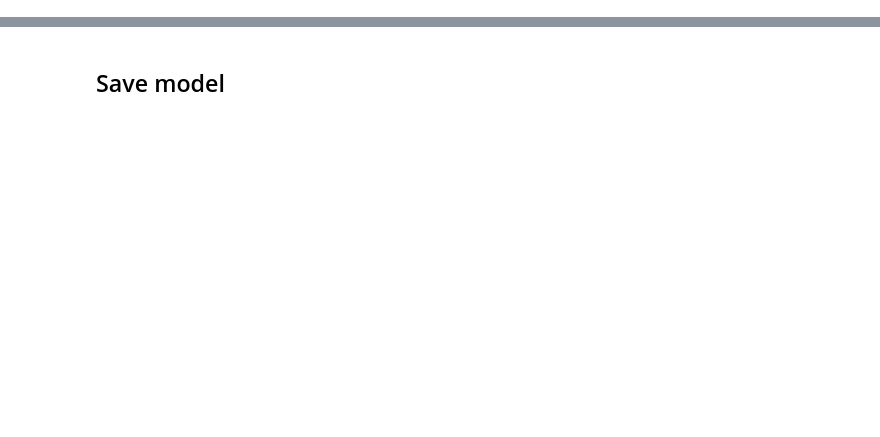
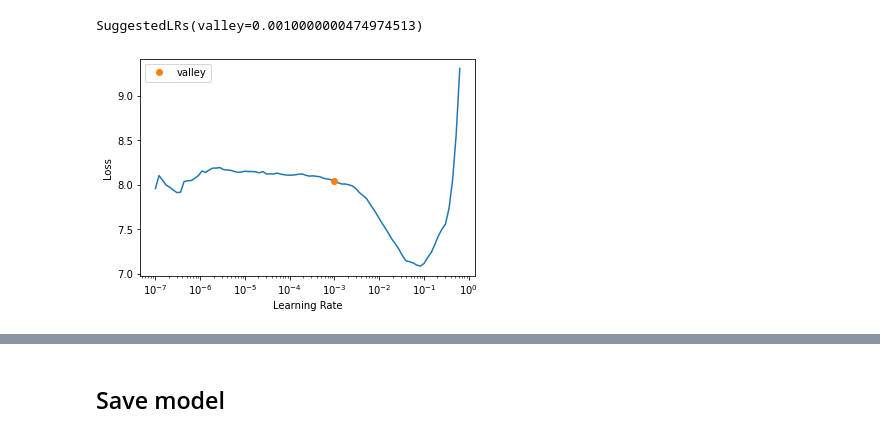
Before and after one commit to RohanM/fungi-id, a Jupyter notebook: train.ipynb, the cells around one changed output, grey strips where cells are left out. Cells and saved outputs as stored; diff of their text form; code cells hidden in the pictures; blank space fills up the shorter version.

```diff
--- a/train.ipynb
+++ b/train.ipynb
@@ -1,5 +1,5 @@
 # %%
 from fastai.vision.all import *
 # %%
-#path = "data/"
-path = "data/mini/"
+path = "data/"
+#path = "data-mini/"
@@ -20,6 +38,5 @@ dls.show_batch()
 # Find optimal learning rate
 # https://docs.fast.ai/callback.schedule.html#Learner.lr_find
 # https://sgugger.github.io/how-do-you-find-a-good-learning-rate.html
-# learn.lr_find()
-# learn.recorder.plot(suggestion=True)
-# learn.fine_tune(epochs, lr)
+learn.lr_find()
+# %% [output]
@@ -25,0 +44,2 @@ dls.show_batch()
+SuggestedLRs(valley=0.0010000000474974513)
+[figure, added]
```
Also changed, not shown: parts of 15 cells of this notebook, 2 other files.
